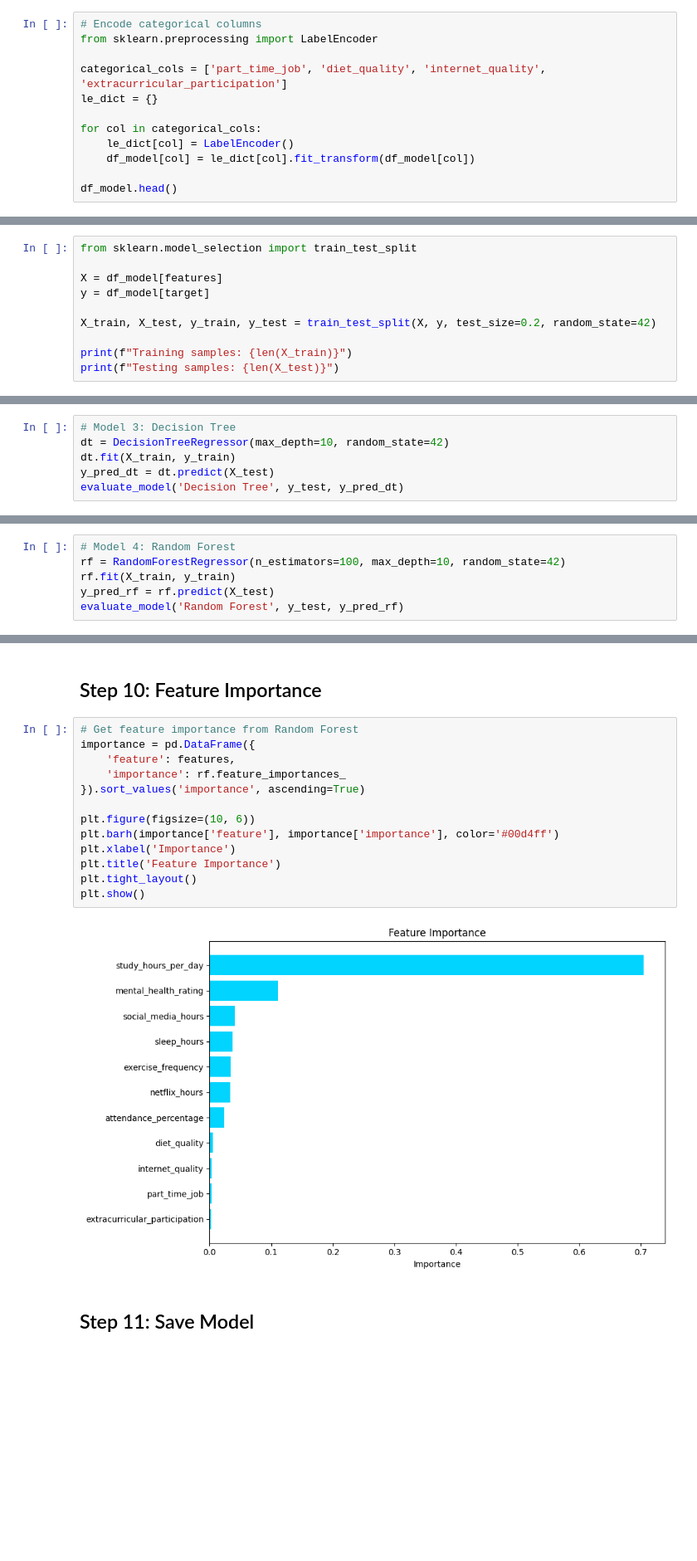
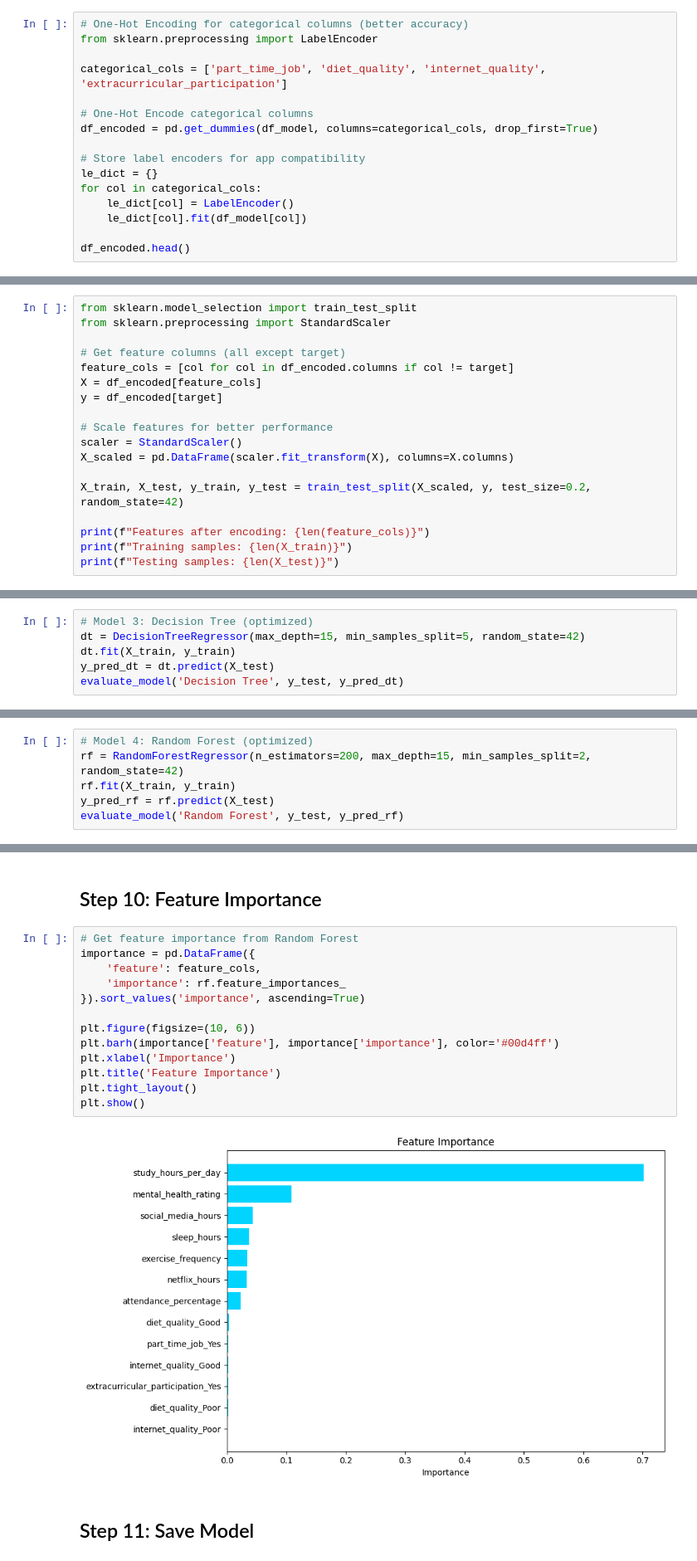
Before and after one commit to shubham0915/student-exam-prediction, a Jupyter notebook: student_prediction_clean.ipynb, the cells around one changed output, grey strips where cells are left out. Shown at 83% size. Cells and saved outputs as stored; diff of their text form; blank space fills up the shorter version.

```diff
--- a/student_prediction_clean.ipynb
+++ b/student_prediction_clean.ipynb
@@ -220,15 +220,19 @@ df_model.head()
 | 3 | 1.0 | 71.0 | 1 | 9.2 | No | ... |
 | 4 | 5.0 | 90.9 | 1 | 4.9 | No | ... |
 # %%
-# Encode categorical columns
+# One-Hot Encoding for categorical columns (better accuracy)
 from sklearn.preprocessing import LabelEncoder
 
 categorical_cols = ['part_time_job', 'diet_quality', 'internet_quality', 'extracurricular_participation']
+
+# One-Hot Encode categorical columns
+df_encoded = pd.get_dummies(df_model, columns=categorical_cols, drop_first=True)
+
+# Store label encoders for app compatibility
 le_dict = {}
-
 for col in categorical_cols:
     le_dict[col] = LabelEncoder()
-    df_model[col] = le_dict[col].fit_transform(df_model[col])
+    le_dict[col].fit(df_model[col])
 
-df_model.head()
+df_encoded.head()
 # %% [output]
@@ -242,12 +246,20 @@ df_model.head()
 ## Step 6: Split Data
 # %%
 from sklearn.model_selection import train_test_split
+from sklearn.preprocessing import StandardScaler
 
-X = df_model[features]
-y = df_model[target]
+# Get feature columns (all except target)
+feature_cols = [col for col in df_encoded.columns if col != target]
+X = df_encoded[feature_cols]
+y = df_encoded[target]
 
-X_train, X_test, y_train, y_test = train_test_split(X, y, test_size=0.2, random_state=42)
+# Scale features for better performance
+scaler = StandardScaler()
+X_scaled = pd.DataFrame(scaler.fit_transform(X), columns=X.columns)
 
+X_train, X_test, y_train, y_test = train_test_split(X_scaled, y, test_size=0.2, random_state=42)
+
+print(f"Features after encoding: {len(feature_cols)}")
 print(f"Training samples: {len(X_train)}")
 print(f"Testing samples: {len(X_test)}")
 # %% [output]
@@ -316,6 +329,6 @@ Polynomial Regression:
 # %%
-# Model 3: Decision Tree
-dt = DecisionTreeRegressor(max_depth=10, random_state=42)
+# Model 3: Decision Tree (optimized)
+dt = DecisionTreeRegressor(max_depth=15, min_samples_split=5, random_state=42)
 dt.fit(X_train, y_train)
 y_pred_dt = dt.predict(X_test)
 evaluate_model('Decision Tree', y_test, y_pred_dt)
@@ -328,6 +341,6 @@ Decision Tree:
 # %%
-# Model 4: Random Forest
-rf = RandomForestRegressor(n_estimators=100, max_depth=10, random_state=42)
+# Model 4: Random Forest (optimized)
+rf = RandomForestRegressor(n_estimators=200, max_depth=15, min_samples_split=2, random_state=42)
 rf.fit(X_train, y_train)
 y_pred_rf = rf.predict(X_test)
 evaluate_model('Random Forest', y_test, y_pred_rf)
@@ -393,18 +430,18 @@ RMSE: 5.3124
 # %%
 # Get feature importance from Random Forest
 importance = pd.DataFrame({
-    'feature': features,
+    'feature': feature_cols,
     'importance': rf.feature_importances_
 }).sort_values('importance', ascending=True)
 
 plt.figure(figsize=(10, 6))
 plt.barh(importance['feature'], importance['importance'], color='#00d4ff')
 plt.xlabel('Importance')
 plt.title('Feature Importance')
 plt.tight_layout()
 plt.show()
 # %% [output]
-[figure, old version]
+[figure, new version]
 # %% [markdown]
 ## Step 11: Save Model
 # %%
```
Also changed, not shown: parts of 11 cells of this notebook, 7 other files.
